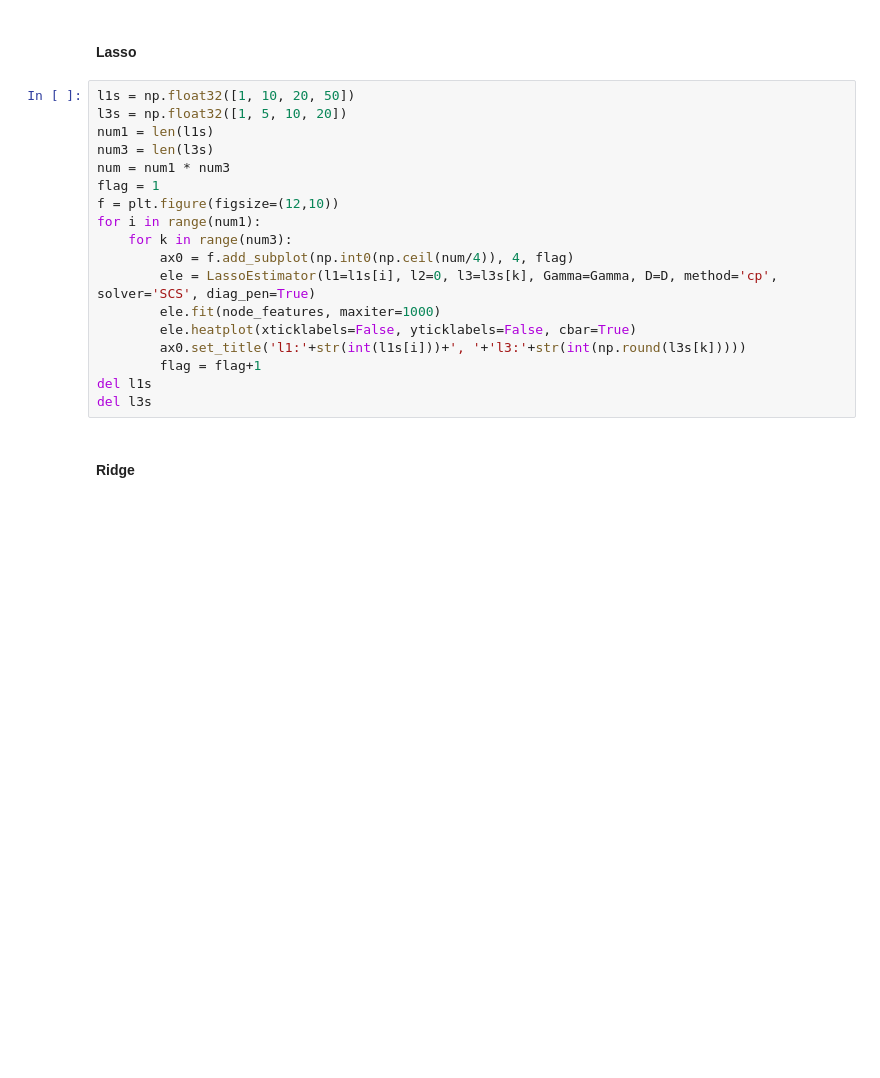
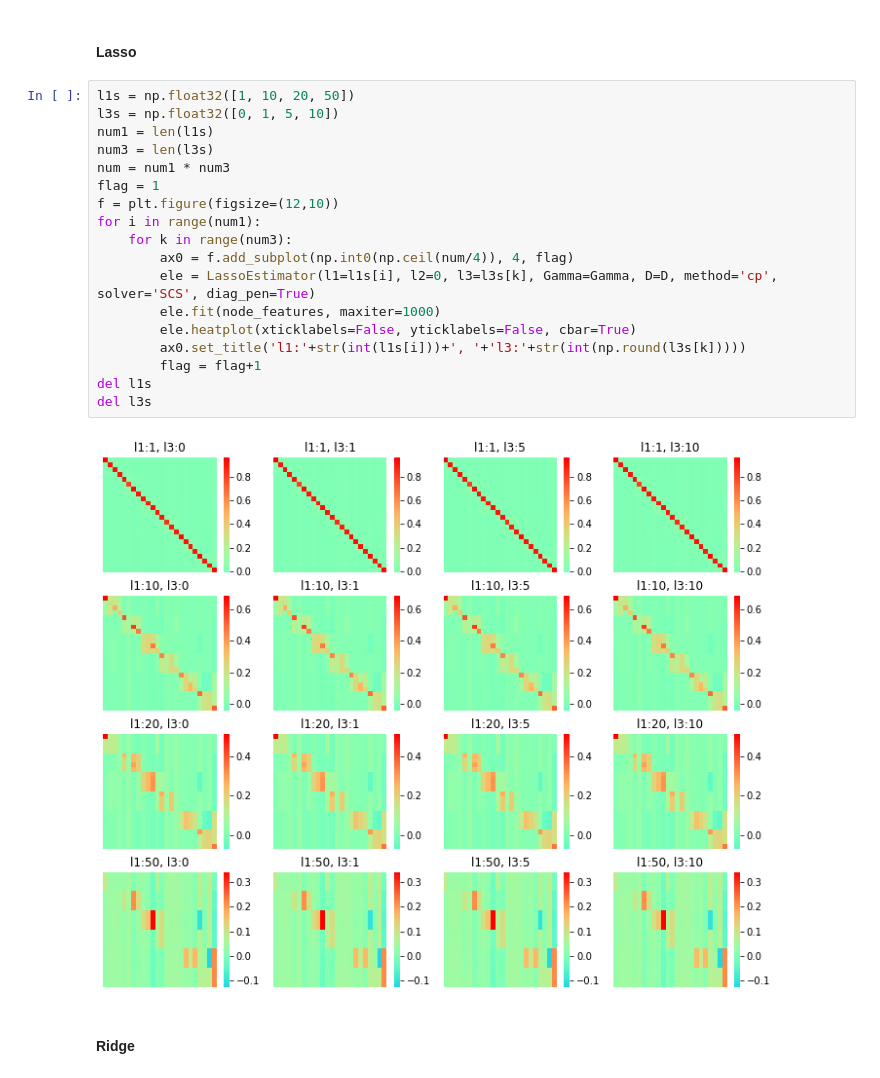
Before and after one commit to ShannaLiu/RSP, a Jupyter notebook: Select_cluster/Experiments/diamond.ipynb, the cells around one changed output. Saved outputs shown, nothing was run; the diff lists cells and outputs as text; blank space fills up the shorter version.

```diff
--- a/Select_cluster/Experiments/diamond.ipynb
+++ b/Select_cluster/Experiments/diamond.ipynb
@@ -95,22 +77,24 @@ del l3s
 #### Lasso
 # %%
 l1s = np.float32([1, 10, 20, 50])
-l3s = np.float32([1, 5, 10, 20])
+l3s = np.float32([0, 1, 5, 10])
 num1 = len(l1s)
 num3 = len(l3s)
 num = num1 * num3
 flag = 1
 f = plt.figure(figsize=(12,10))
 for i in range(num1):
     for k in range(num3):
         ax0 = f.add_subplot(np.int0(np.ceil(num/4)), 4, flag)
         ele = LassoEstimator(l1=l1s[i], l2=0, l3=l3s[k], Gamma=Gamma, D=D, method='cp', solver='SCS', diag_pen=True)
         ele.fit(node_features, maxiter=1000)
         ele.heatplot(xticklabels=False, yticklabels=False, cbar=True)
         ax0.set_title('l1:'+str(int(l1s[i]))+', '+'l3:'+str(int(np.round(l3s[k]))))
         flag = flag+1
 del l1s
 del l3s
+# %% [output]
+[figure, added]
 # %% [markdown]
 #### Ridge
 # %%
```
Also changed, not shown: parts of 11 cells of this notebook, 8 other files.
